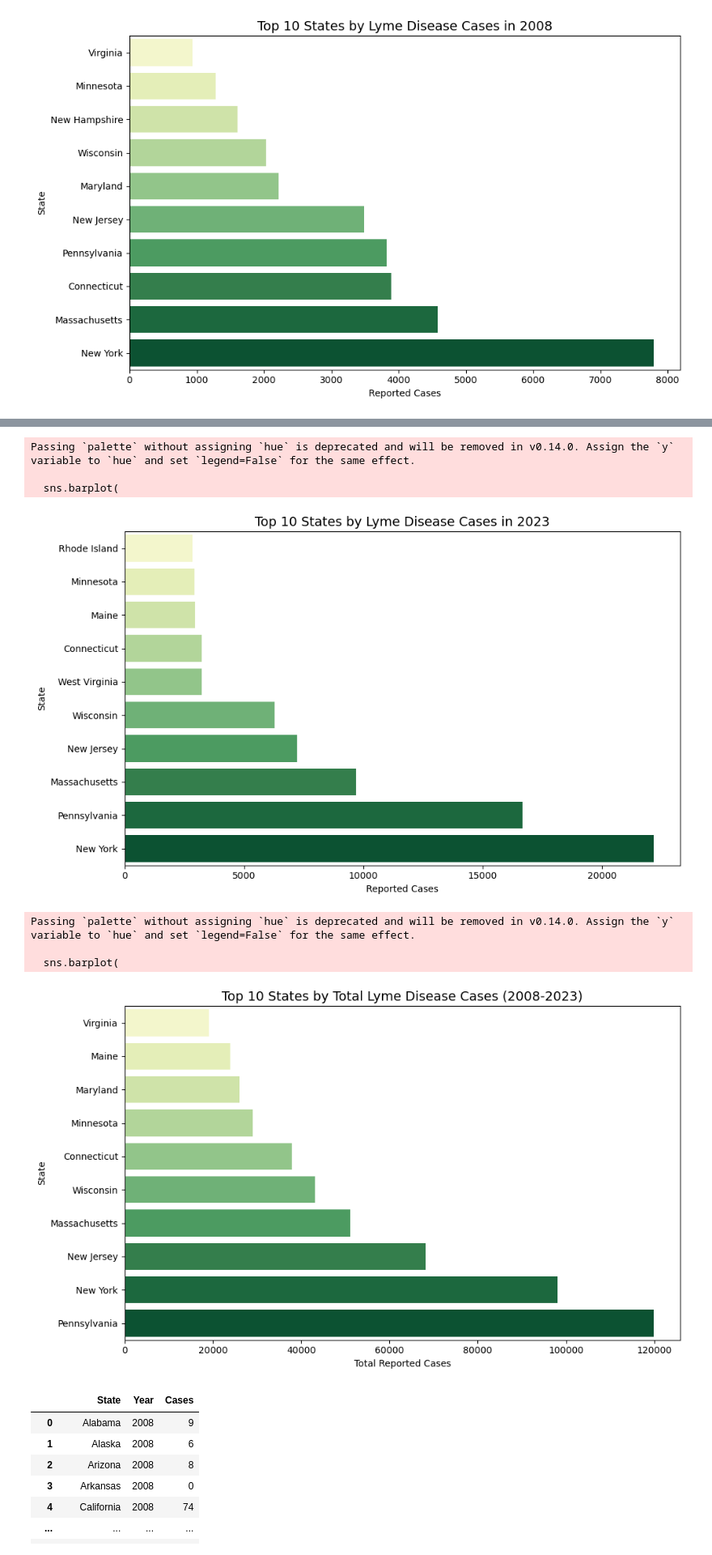
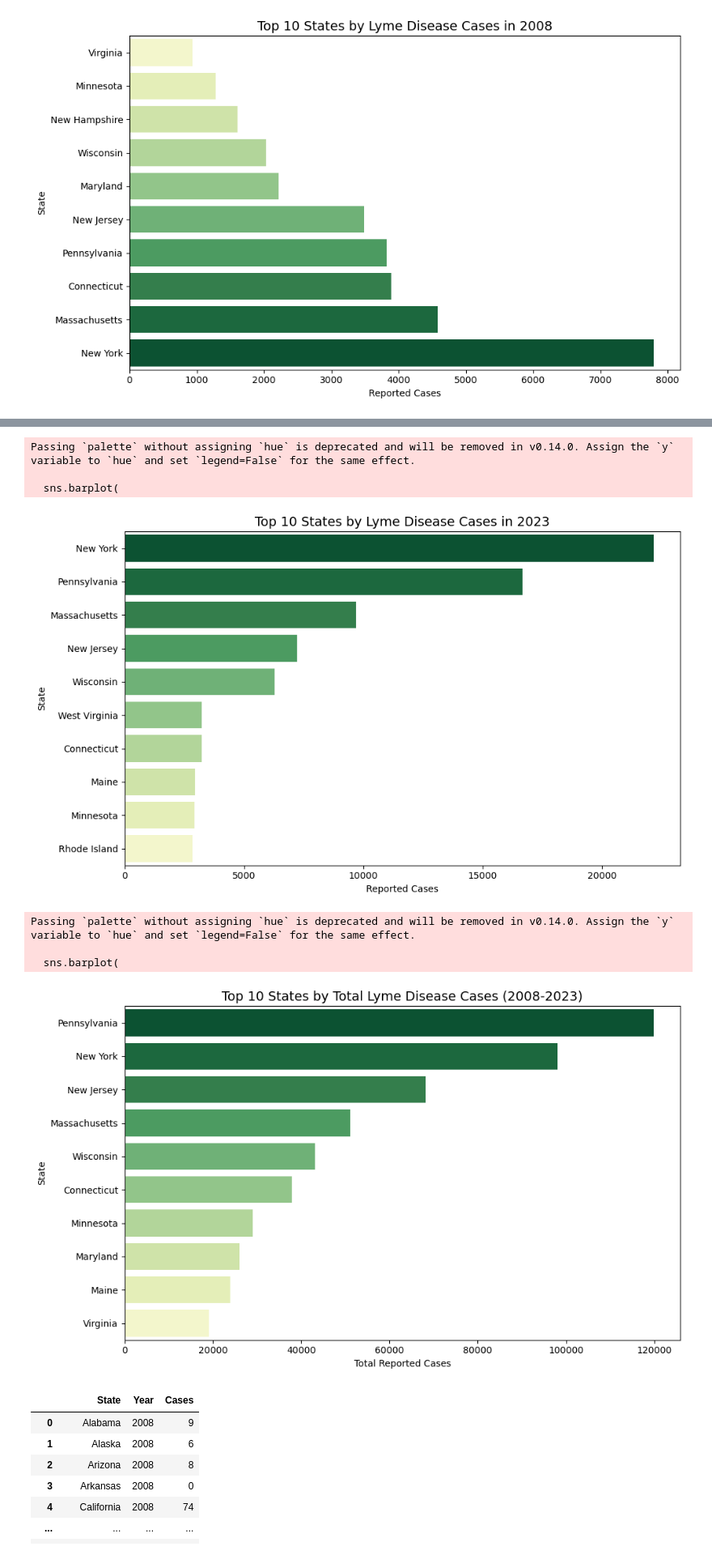
Before and after one commit to dzapata915/Lyme_Disease, a Jupyter notebook: notebooks/Lyme_Disease.ipynb, the cells around one changed output, grey strips where cells are left out. Shown at 81% size. Cells and saved outputs as stored; diff of their text form; code cells hidden in the pictures.

```diff
--- a/Lyme_Disease.ipynb
+++ b/notebooks/Lyme_Disease.ipynb
@@ -140,5 +139,5 @@ county_case.to_csv('Cleaned County Cases 2001-2023.csv',index=False)
 # %%
-count_by_state =pd.read_csv('../data/Case Count by State 2008-2023.csv')
+count_by_state =pd.read_csv('../../data/Case Count by State 2008-2023.csv')
 # %%
 count_by_state
 # %% [output]
@@ -552,10 +570,10 @@ top10_2023 = states_years_long[states_years_long['Year'] == 2023].sort_values(by
 # %%
 plt.figure(figsize=(10, 6))
 sns.barplot(
-    data=top10_2023.sort_values('Cases', ascending=True),
+    data=top10_2023.sort_values('Cases', ascending=False),
     y='State',
     x='Cases',
-    palette='YlGn'
+    palette='YlGn_r'
 )
 
 plt.title('Top 10 States by Lyme Disease Cases in 2023', fontsize=14)
@@ -567,7 +585,7 @@ plt.show()
 Passing `palette` without assigning `hue` is deprecated and will be removed in v0.14.0. Assign the `y` variable to `hue` and set `legend=False` for the same effect.
 
   sns.barplot(
-[figure, old version]
+[figure, new version]
 # %%
 total_cases_by_state =states_years_long.groupby('State')['Cases'].sum().reset_index()
 # %%
@@ -575,22 +593,22 @@ top10_total = total_cases_by_state.sort_values(by='Cases', ascending=False).head
 # %%
 plt.figure(figsize=(10, 6))
 sns.barplot(
-    data=top10_total.sort_values('Cases', ascending=True),
+    data=top10_total.sort_values('Cases', ascending=False),
     y='State',
     x='Cases',
-    palette='YlGn'
+    palette='YlGn_r'
 )
 
 plt.title('Top 10 States by Total Lyme Disease Cases (2008-2023)', fontsize=14)
 plt.xlabel('Total Reported Cases')
 plt.ylabel('State')
 plt.tight_layout()
 plt.show()
 # %% [output]
 Passing `palette` without assigning `hue` is deprecated and will be removed in v0.14.0. Assign the `y` variable to `hue` and set `legend=False` for the same effect.
 
   sns.barplot(
-[figure, old version]
+[figure, new version]
 # %%
 states_years_long
 # %% [output]
```
Also changed, not shown: parts of 15 cells of this notebook, 11 other files.
